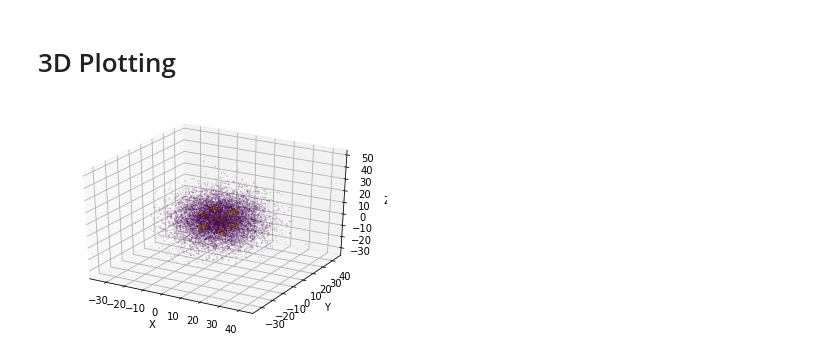
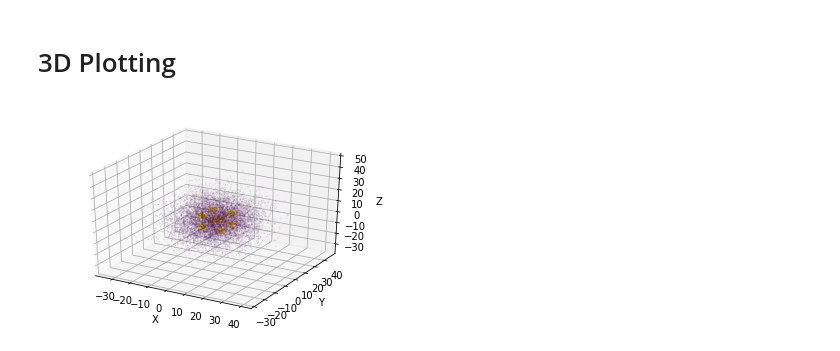
Before and after one commit to alexjanosi/VRSummer2019, a Jupyter notebook: 2DPlotsClusters.ipynb, the cells around one changed output. Cells and saved outputs as stored; diff of their text form; code cells hidden in the pictures.

Commit message:
Fix plot view

```diff
--- a/2DPlotsClusters.ipynb
+++ b/2DPlotsClusters.ipynb
@@ -55,13 +55,14 @@ for i in sets:
 # %%
 # create the 3D figure using the sets above
 fig = plt.figure()
 ax = fig.add_subplot(111, projection='3d')
 
 # add attributes
-ax.scatter(sets['X'], sets['Y'], sets['Z'], c = sets['B'], s = np.pi/100)
+ax.scatter(sets['X'], sets['Y'], sets['Z'], c = sets['B'], s = np.pi/500)
 ax.set_xlabel('X')
 ax.set_ylabel('Y')
 ax.set_zlabel('Z')
+ax.dist = 10.5
 plt.show()
 # %% [output]
-[figure, old version]
+[figure, new version]
```
Also changed, not shown: parts of 1 cell of this notebook.
